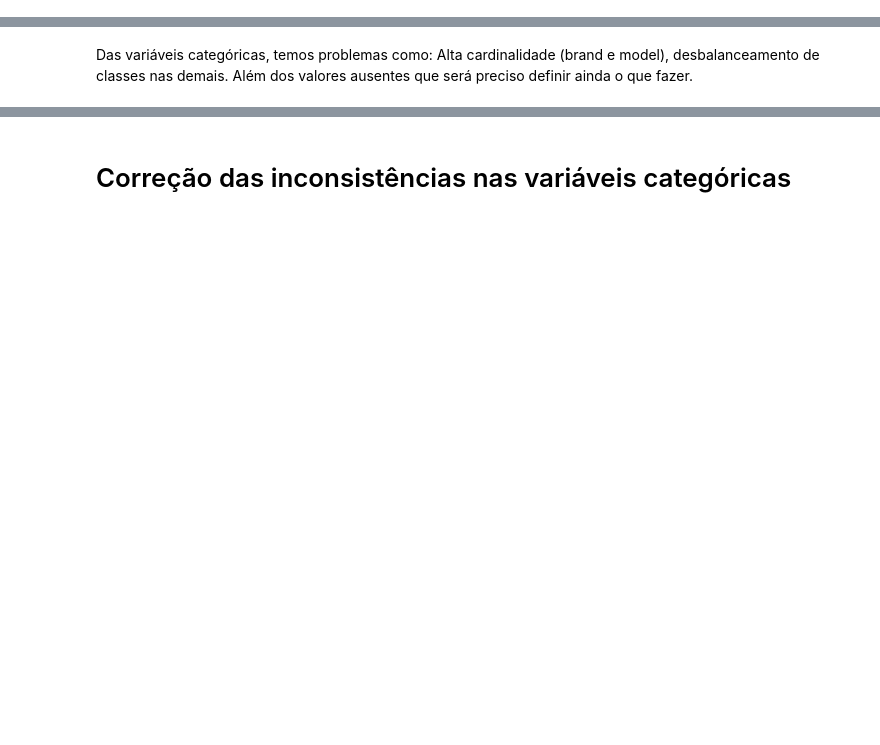
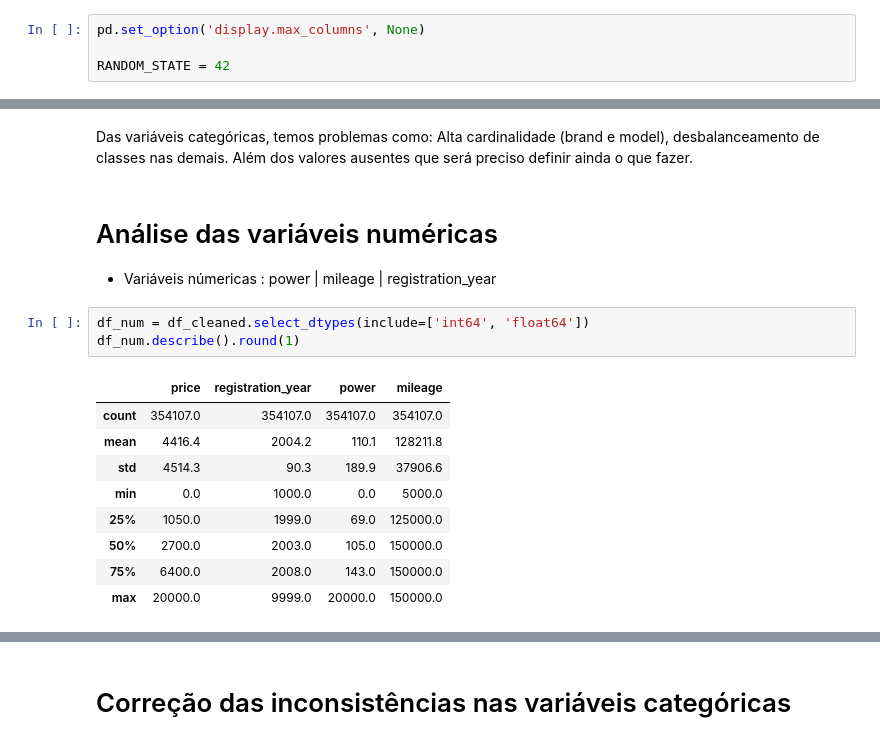
Before and after one commit to Angelaidt/Sprint-12-Rusty-Bargain, a Jupyter notebook: notebook _sprint_12.ipynb, the cells around one changed output, grey strips where cells are left out. Drawn from its saved outputs; the diff is of its cells as text; blank space fills up the shorter version.

```diff
--- a/notebook _sprint_12.ipynb
+++ b/notebook _sprint_12.ipynb
@@ -38,6 +41,10 @@ from sklearn.metrics import confusion_matrix, ConfusionMatrixDisplay
 warnings.filterwarnings('ignore') # para ignorar os warnings do sklearn
 from IPython.display import display # para mostrar o dataset de forma mais legível
 pd.set_option('display.max_columns', None) # para mostrar todas as colunas do dataset
+# %%
+pd.set_option('display.max_columns', None)
+
+RANDOM_STATE = 42
 # %% [markdown]
 ## 📖 Dicionário de Dados: Rusty Bargain
 
@@ -279,2 +282,19 @@ plt.show()
 # %% [markdown]
 Das variáveis categóricas, temos problemas como: Alta cardinalidade (brand e model), desbalanceamento de classes nas demais. Além dos valores ausentes que será preciso definir ainda o que fazer.
+# %% [markdown]
+# Análise das variáveis numéricas
+
+- Variáveis númericas : power | mileage | registration_year
+# %%
+df_num = df_cleaned.select_dtypes(include=['int64', 'float64'])
+df_num.describe().round(1)
+# %% [output]
+|  | price | registration_year | power | mileage |
+| count | 354107.0 | 354107.0 | 354107.0 | 354107.0 |
+| mean | 4416.4 | 2004.2 | 110.1 | 128211.8 |
+| std | 4514.3 | 90.3 | 189.9 | 37906.6 |
+| min | 0.0 | 1000.0 | 0.0 | 5000.0 |
+| 25% | 1050.0 | 1999.0 | 69.0 | 125000.0 |
+| 50% | 2700.0 | 2003.0 | 105.0 | 150000.0 |
+| 75% | 6400.0 | 2008.0 | 143.0 | 150000.0 |
+| max | 20000.0 | 9999.0 | 20000.0 | 150000.0 |
```
Also changed, not shown: parts of 36 cells of this notebook.
